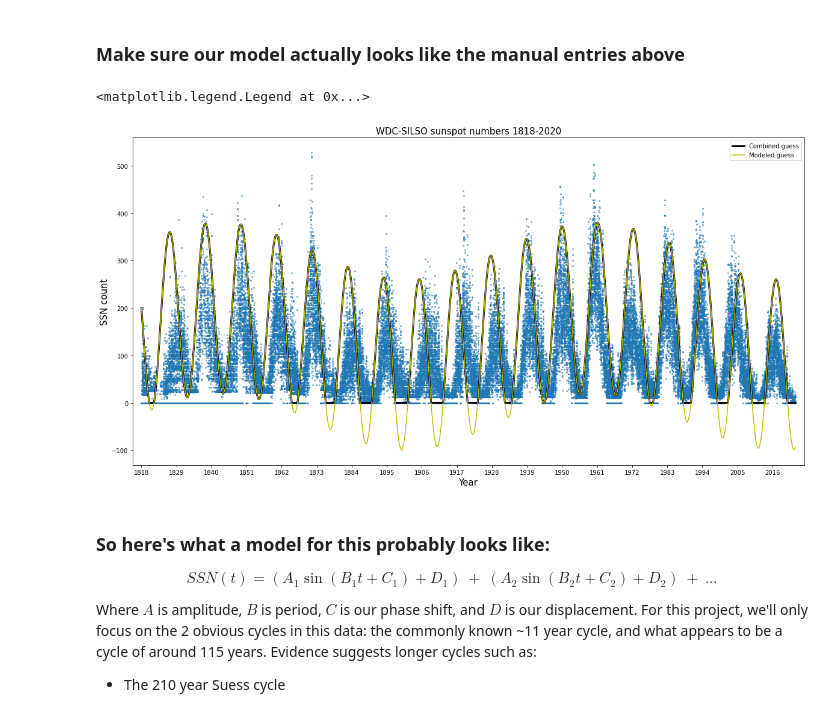
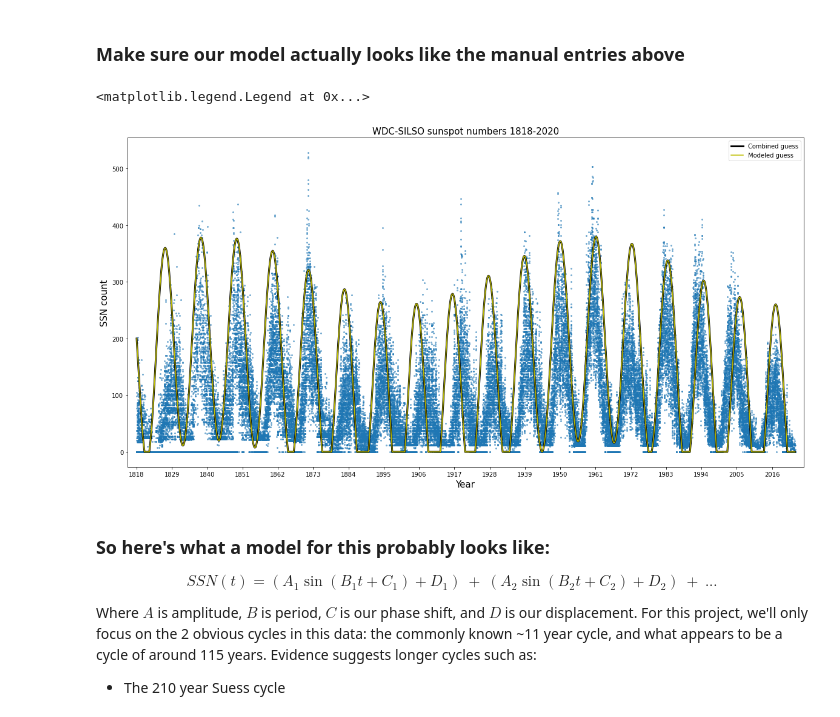
Before and after one commit to christandoi/ast596fds-final, a Jupyter notebook: chris_notebook.ipynb, the cells around one changed output. Saved outputs shown, nothing was run; the diff lists cells and outputs as text; code cells hidden in the pictures.

```diff
--- a/chris_notebook.ipynb
+++ b/chris_notebook.ipynb
@@ -94,24 +96,24 @@ def ssn_model(A1, B1, C1, D1, A2, B2, C2, D2, timeseries):
     arg2 = [date/B2 + C2 for date in timeseries]
     sine2 = A2 * np.sin(arg2) + D2
     combined = sine1 + sine2
-#     combined[combined <0] = 0
+    combined[combined <0] = 0
     return combined
 # %% [markdown]
 ### Make sure our model actually looks like the manual entries above
 # %%
 fig = plt.figure(figsize=(20,10))
 plt.title('WDC-SILSO sunspot numbers 1818-2020', fontsize=15)
 plt.ylabel('SSN count', fontsize=15)
 plt.xlabel('Year', fontsize=15)
 plt.xticks(np.arange(0, len(dates), 11*360), labels=np.arange(1818,2020, 11))
 plt.xlim(-1000, len(dates)+1000)
 plt.scatter(dates, cleaned_data, s=4, alpha=0.5)
 plt.plot(dates, total_function, c='k', linewidth=3, label='Combined guess')
-plt.plot(dates, ssn_model(180, (len(dates)/360) / 18.33, np.pi - np.arcsin(0.25), 70, 60, (len(dates)/360) / 1.75, np.arcsin(0.25), 70, dates_deg), c='y', label='Modeled guess')
+plt.plot(dates, ssn_model(*guess, dates_deg), c='y', label='Modeled guess')
 plt.legend()
 # %% [output]
 <matplotlib.legend.Legend at 0x...>
-[figure, old version]
+[figure, new version]
 # %% [markdown]
 ### So here's what a model for this probably looks like:
 
```
Also changed, not shown: parts of 24 cells of this notebook.
